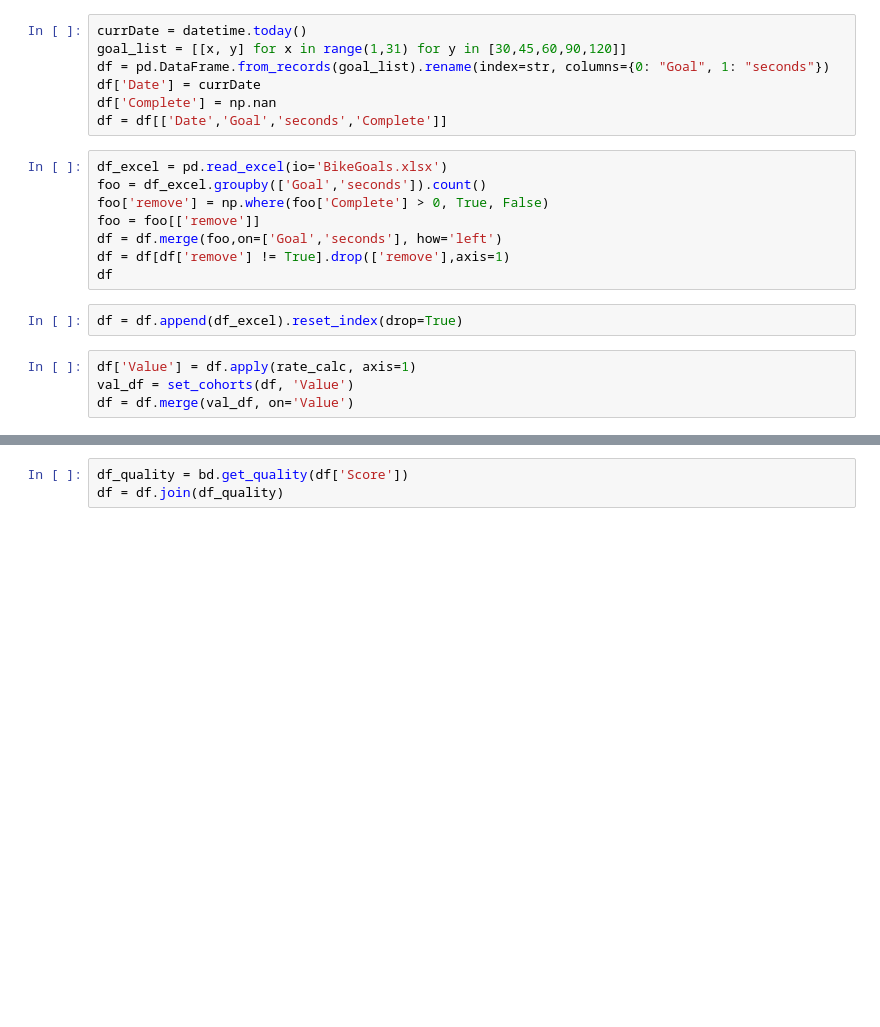
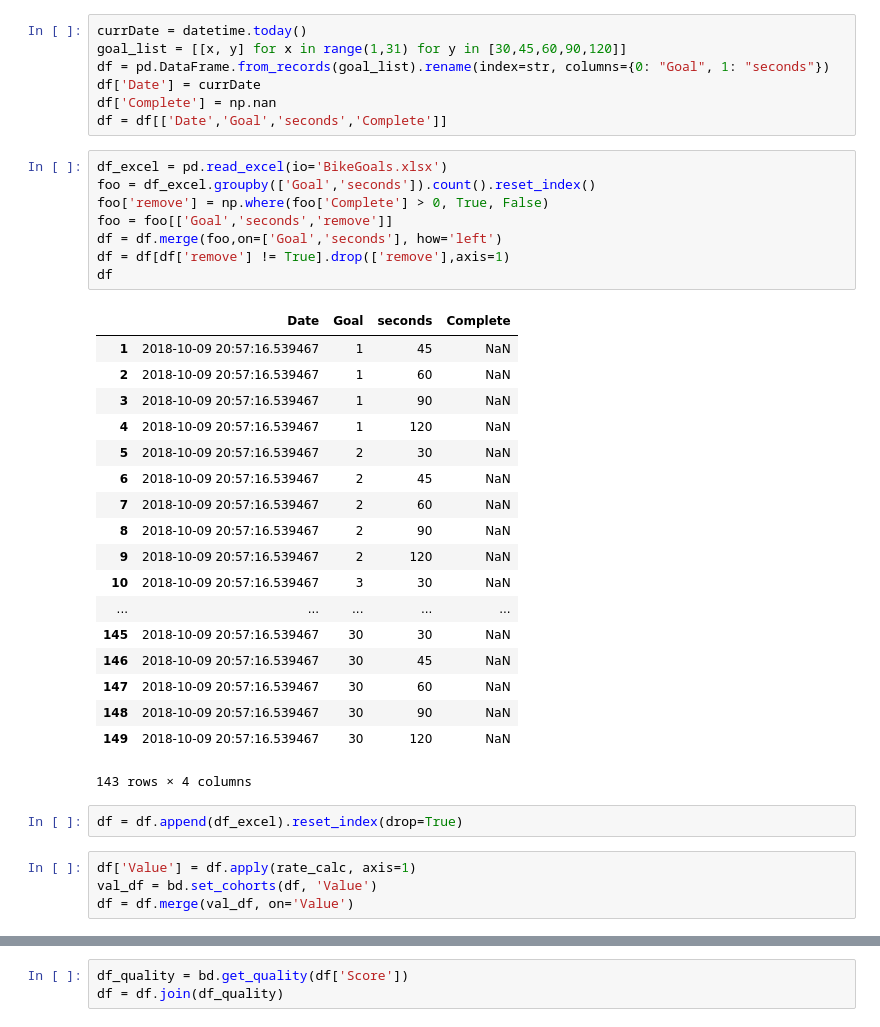
Before and after one commit to Darkmoth/banditos, a Jupyter notebook: BikeRideGoals.ipynb, the cells around one changed output, grey strips where cells are left out. Cells and saved outputs as stored; diff of their text form; blank space fills up the shorter version.

```diff
--- a/BikeRideGoals.ipynb
+++ b/BikeRideGoals.ipynb
@@ -70,17 +45,36 @@ df['Complete'] = np.nan
 df = df[['Date','Goal','seconds','Complete']]
 # %%
 df_excel = pd.read_excel(io='BikeGoals.xlsx')
-foo = df_excel.groupby(['Goal','seconds']).count()
+foo = df_excel.groupby(['Goal','seconds']).count().reset_index()
 foo['remove'] = np.where(foo['Complete'] > 0, True, False)
-foo = foo[['remove']]
+foo = foo[['Goal','seconds','remove']]
 df = df.merge(foo,on=['Goal','seconds'], how='left')
 df = df[df['remove'] != True].drop(['remove'],axis=1)
 df
+# %% [output]
+|  | Date | Goal | seconds | Complete |
+| 1 | 2018-10-09 20:57:16.539467 | 1 | 45 | NaN |
+| 2 | 2018-10-09 20:57:16.539467 | 1 | 60 | NaN |
+| 3 | 2018-10-09 20:57:16.539467 | 1 | 90 | NaN |
+| 4 | 2018-10-09 20:57:16.539467 | 1 | 120 | NaN |
+| 5 | 2018-10-09 20:57:16.539467 | 2 | 30 | NaN |
+| 6 | 2018-10-09 20:57:16.539467 | 2 | 45 | NaN |
+| 7 | 2018-10-09 20:57:16.539467 | 2 | 60 | NaN |
+| 8 | 2018-10-09 20:57:16.539467 | 2 | 90 | NaN |
+| 9 | 2018-10-09 20:57:16.539467 | 2 | 120 | NaN |
+| 10 | 2018-10-09 20:57:16.539467 | 3 | 30 | NaN |
+| ... | ... | ... | ... | ... |
+| 145 | 2018-10-09 20:57:16.539467 | 30 | 30 | NaN |
+| 146 | 2018-10-09 20:57:16.539467 | 30 | 45 | NaN |
+| 147 | 2018-10-09 20:57:16.539467 | 30 | 60 | NaN |
+| 148 | 2018-10-09 20:57:16.539467 | 30 | 90 | NaN |
+| 149 | 2018-10-09 20:57:16.539467 | 30 | 120 | NaN |
+143 rows × 4 columns
 # %%
 df = df.append(df_excel).reset_index(drop=True)
 # %%
 df['Value'] = df.apply(rate_calc, axis=1)
-val_df = set_cohorts(df, 'Value')
+val_df = bd.set_cohorts(df, 'Value')
 df = df.merge(val_df, on='Value')
 # %%
 subprocess.Popen('BikeGoals.xlsx', shell=True)
```
Also changed, not shown: parts of 7 cells of this notebook, 2 other files.
